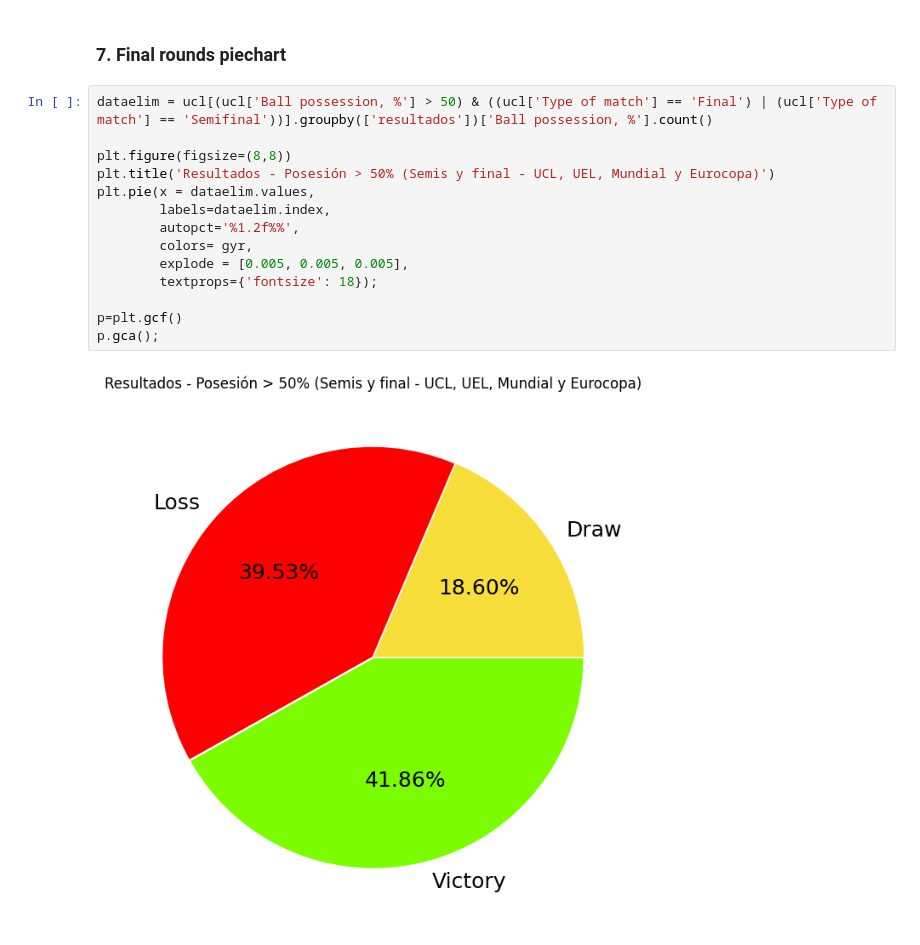
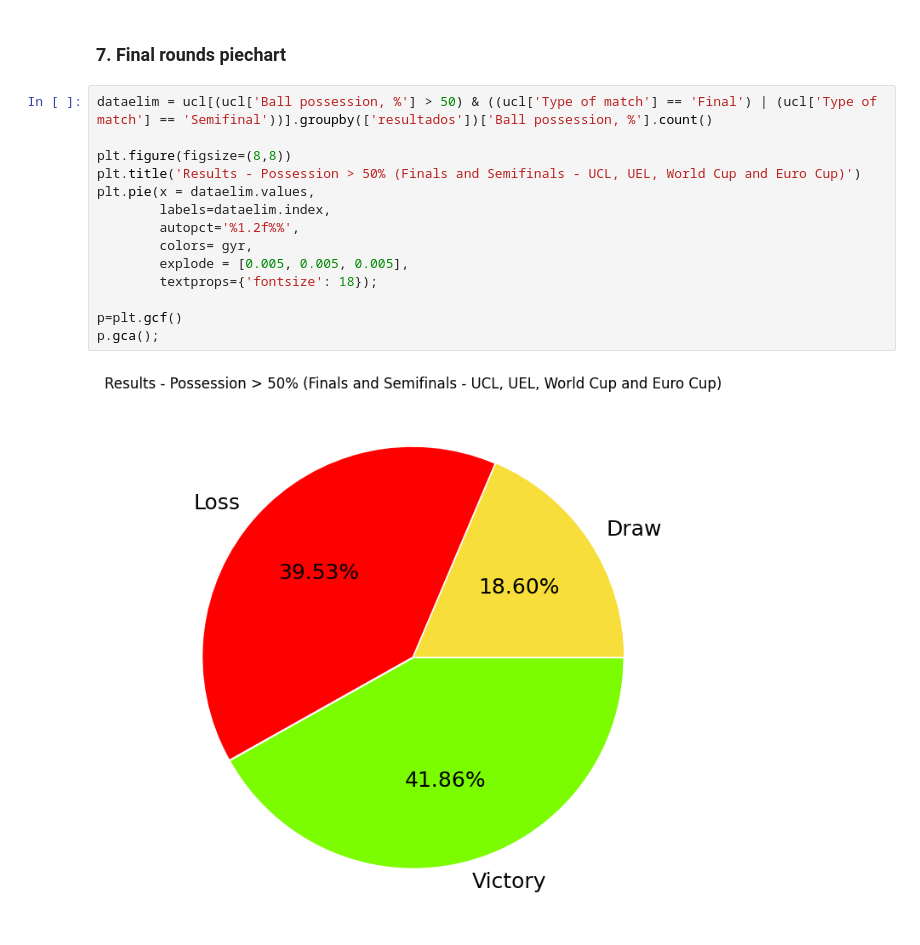
Before and after one commit to RamonFCerezo/EDA-Possession-in-football, a Jupyter notebook: src/Memoria.ipynb, the cells around one changed output. Cells and saved outputs as stored; diff of their text form.

```diff
--- a/src/Memoria.ipynb
+++ b/src/Memoria.ipynb
@@ -905,16 +905,16 @@ plt.legend();
 # %%
 dataelim = ucl[(ucl['Ball possession, %'] > 50) & ((ucl['Type of match'] == 'Final') | (ucl['Type of match'] == 'Semifinal'))].groupby(['resultados'])['Ball possession, %'].count()
 
 plt.figure(figsize=(8,8))
-plt.title('Resultados - Posesión > 50% (Semis y final - UCL, UEL, Mundial y Eurocopa)')
+plt.title('Results - Possession > 50% (Finals and Semifinals - UCL, UEL, World Cup and Euro Cup)')
 plt.pie(x = dataelim.values,
         labels=dataelim.index,
         autopct='%1.2f%%',
         colors= gyr,
         explode = [0.005, 0.005, 0.005],
         textprops={'fontsize': 18});
 
 p=plt.gcf()
 p.gca();
 # %% [output]
-[figure, old version]
+[figure, new version]
```
Also changed, not shown: parts of 8 cells of this notebook.
